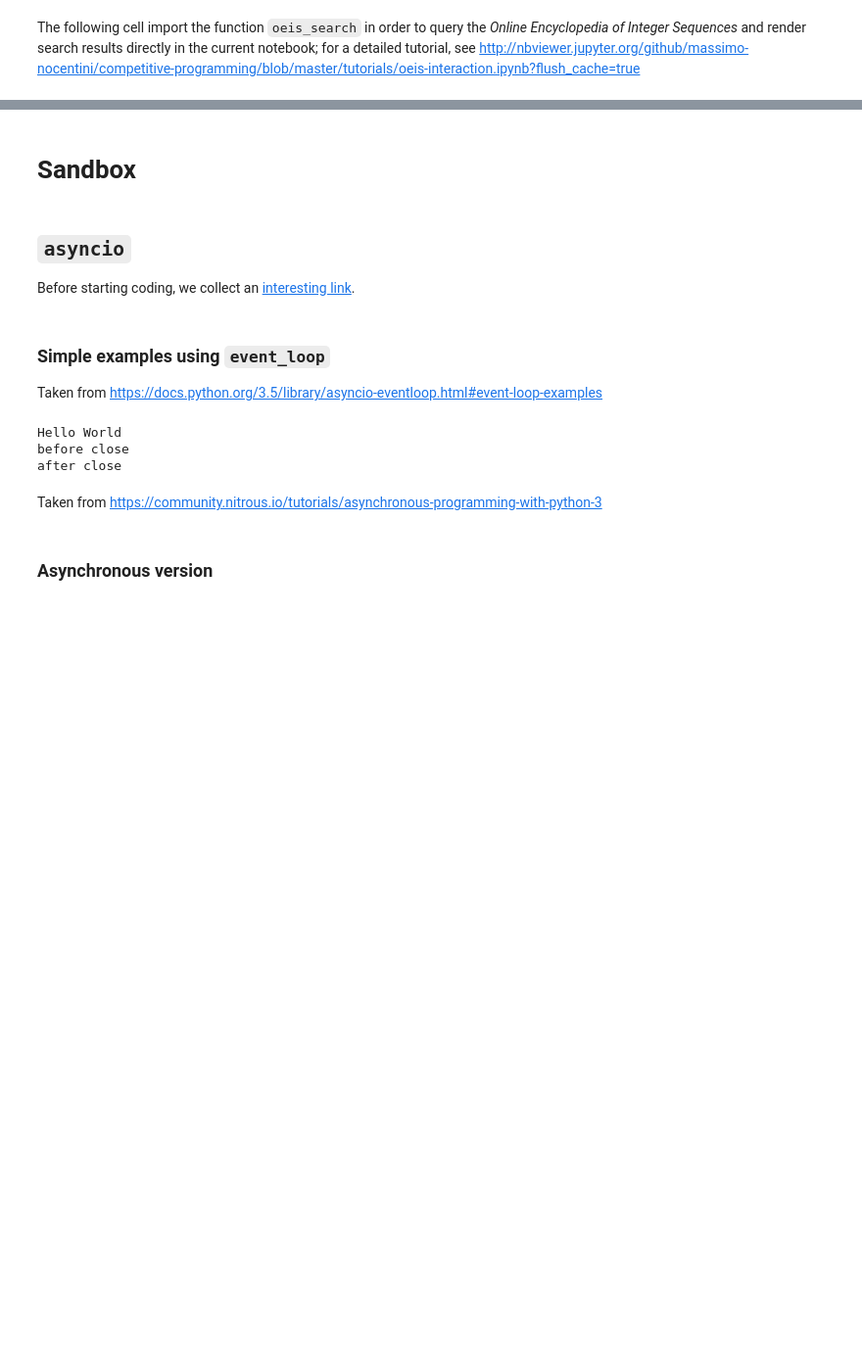
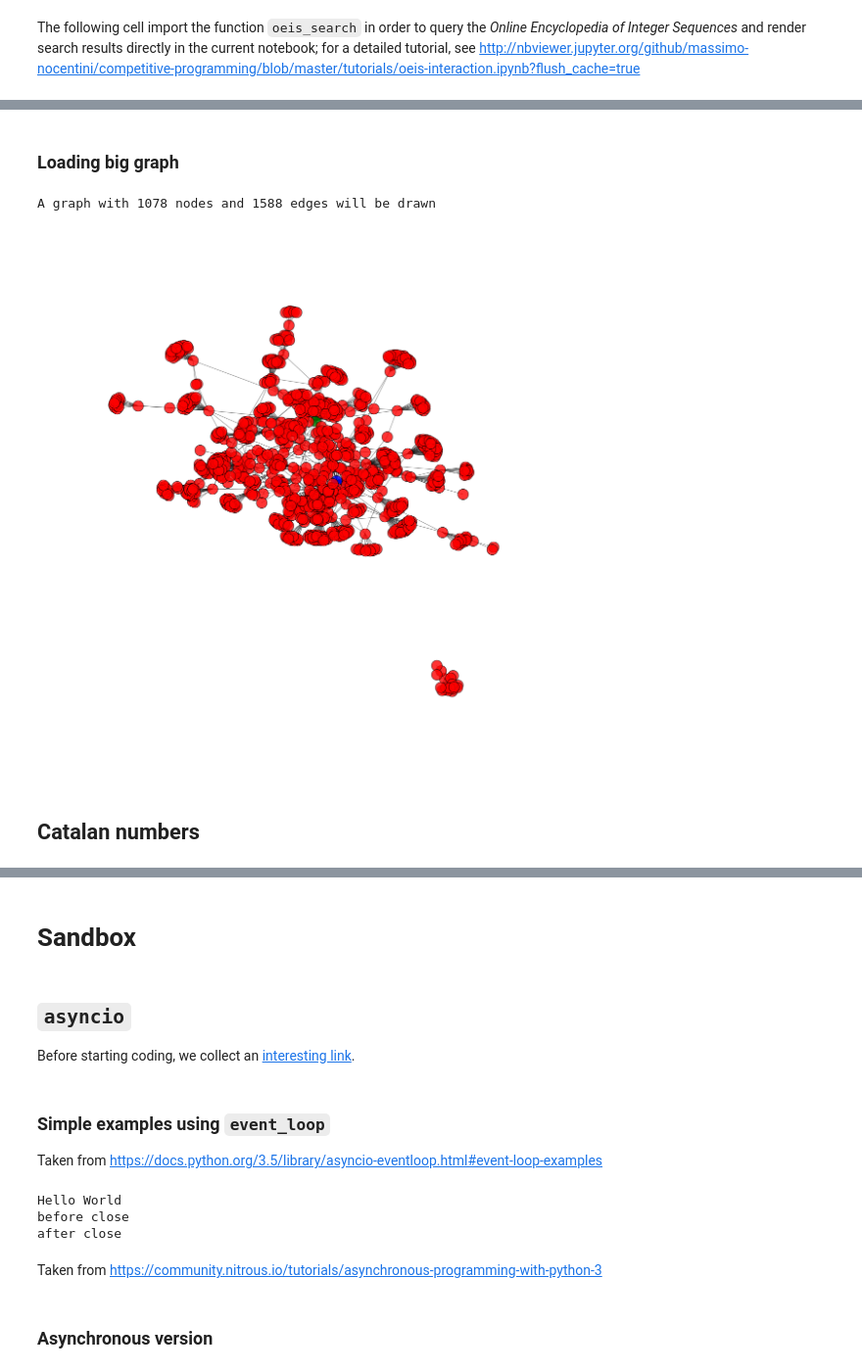
Before and after one commit to massimo-nocentini/scratchpad, a Jupyter notebook: chapters/notebooks/oeis-mining.ipynb, the cells around one changed output, grey strips where cells are left out. Shown at 98% size. Saved outputs shown, nothing was run; the diff lists cells and outputs as text; code cells hidden in the pictures; blank space fills up the shorter version.

```diff
--- a/chapters/notebooks/oeis-mining.ipynb
+++ b/chapters/notebooks/oeis-mining.ipynb
@@ -32,0 +150,21 @@ rcParams['figure.figsize'] = 200, 200
+# %% [markdown]
+### Loading big graph
+# %%
+fib_graph = load_graph(filename='../../../programming-contests/competitive-programming/python-libs/fibonacci.json',
+                      predicate=lambda k,v: (True
+                                             and 'nice' in v['keyword']
+                                             and 'easy' in v['keyword']
+                                             #and len(v['xref_as_set']) > 4
+                                             and len(v['referees']) > 10
+                                             #and 108 in v['xref_as_set']
+                                            ))
+# %%
+G_fibonacci = make_nx_graph(fib_graph, digraph=False)
+# %% [output]
+A graph with 1078 nodes and 1588 edges will be drawn
+# %%
+draw_nx_graph(G_fibonacci, favorite_nodes={fibonacci_seq_id:'b', catalan_seq_id:'g'}, filename="fib.png")
+# %% [output]
+[figure, added]
+# %% [markdown]
+## Catalan numbers
```
Also changed, not shown: parts of 48 cells of this notebook.
